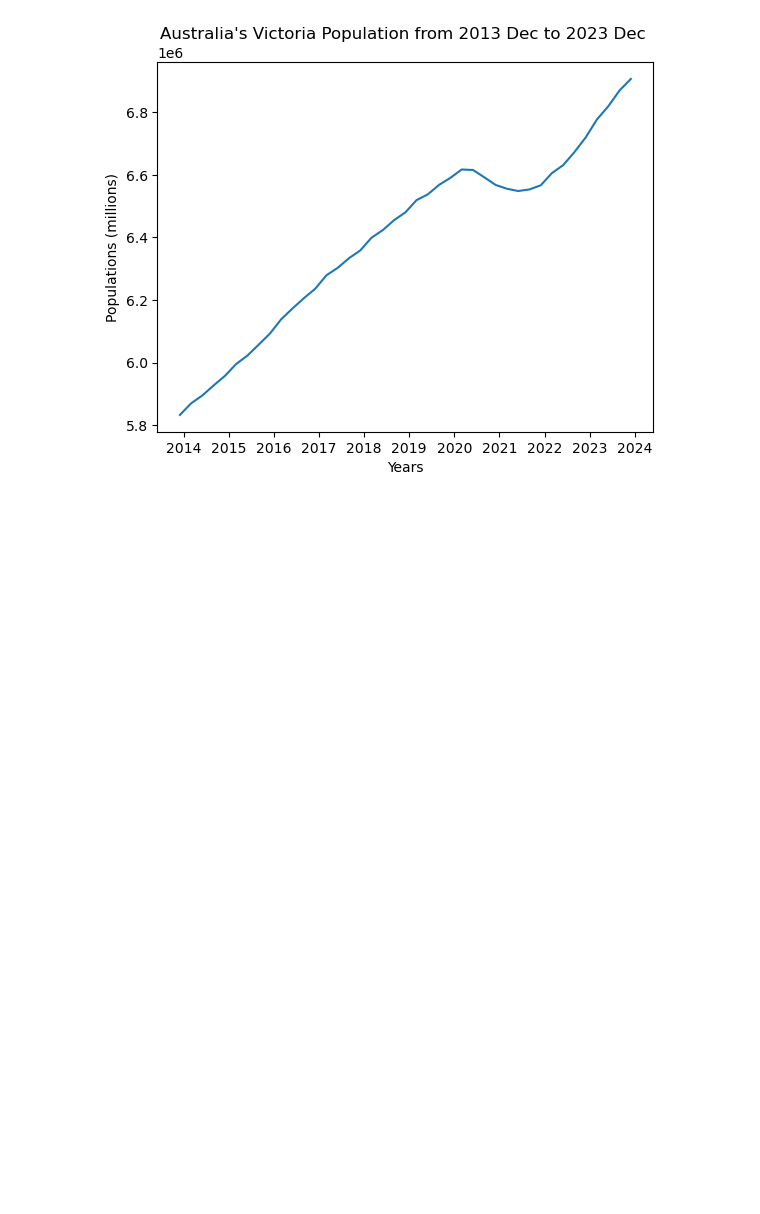
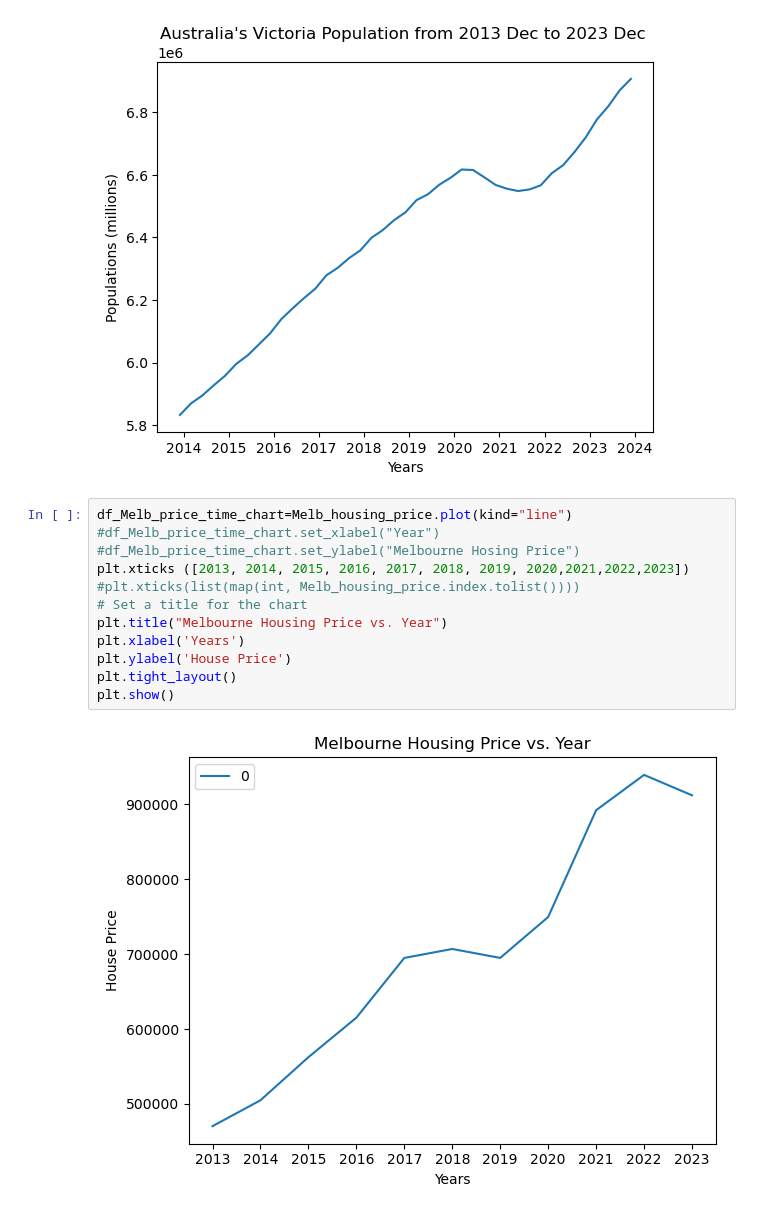
Before and after one commit to HansLimq/Project-1, a Jupyter notebook: Price vs Population.ipynb, the cells around one changed output. Drawn from its saved outputs; the diff is of its cells as text; blank space fills up the shorter version.

```diff
--- a/Price vs Population.ipynb
+++ b/Price vs Population.ipynb
@@ -322,3 +322,17 @@ plt.plot(time_population_vic_2013_2023_dec['Date'], time_population_vic_2013_202
 plt.show()
 # %% [output]
 [figure]
+# %%
+df_Melb_price_time_chart=Melb_housing_price.plot(kind="line")
+#df_Melb_price_time_chart.set_xlabel("Year")
+#df_Melb_price_time_chart.set_ylabel("Melbourne Hosing Price")
+plt.xticks ([2013, 2014, 2015, 2016, 2017, 2018, 2019, 2020,2021,2022,2023])
+#plt.xticks(list(map(int, Melb_housing_price.index.tolist())))
+# Set a title for the chart
+plt.title("Melbourne Housing Price vs. Year")
+plt.xlabel('Years')
+plt.ylabel('House Price')
+plt.tight_layout()
+plt.show()
+# %% [output]
+[figure, added]
```
Also changed, not shown: parts of 4 cells of this notebook.
